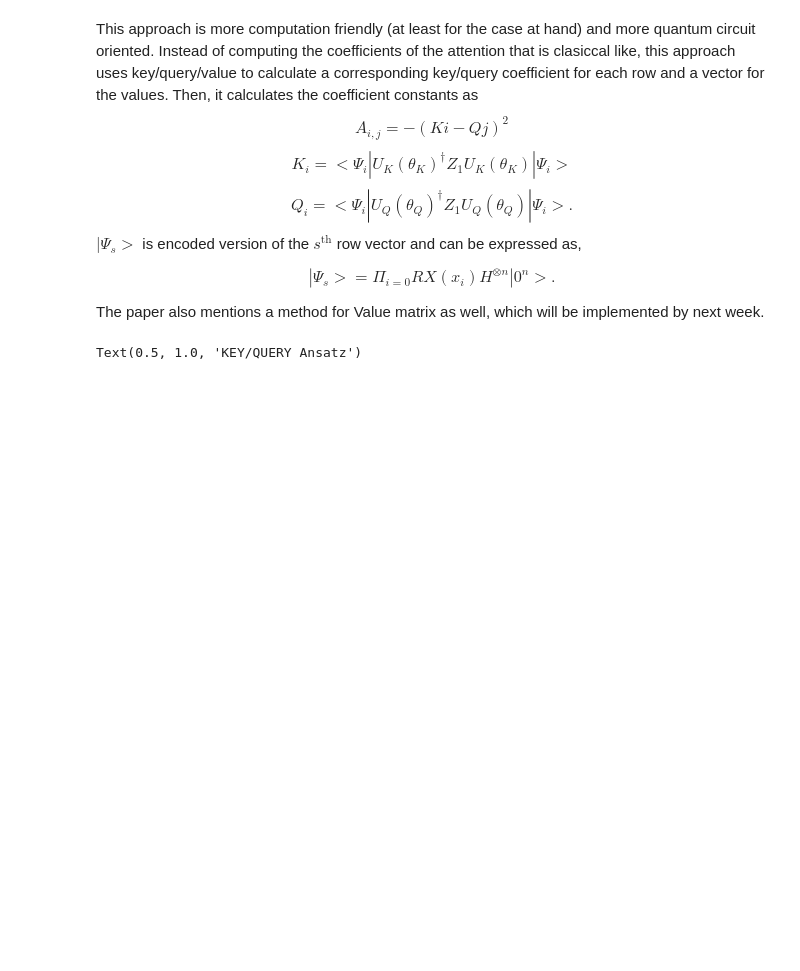
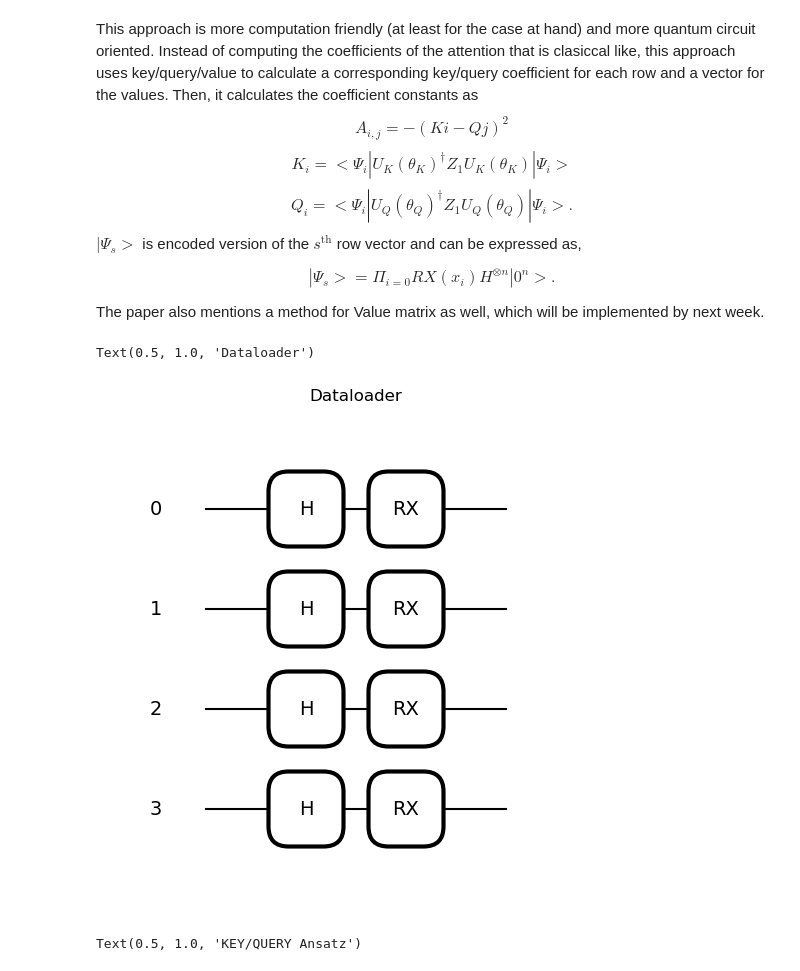
Before and after one commit to EyupBunlu/QViT_HEP_ML4Sci, a Jupyter notebook: Introduction.ipynb, the cells around one changed output. Cells and saved outputs as stored; diff of their text form; code cells hidden in the pictures; blank space fills up the shorter version.

```diff
--- a/Introduction.ipynb
+++ b/Introduction.ipynb
@@ -280,6 +287,16 @@ $|\Psi_s>$ is encoded version of the $s^{\text{th}}$ row vector and can be expre
 $$|\Psi_s> = \Pi_{i=0} RX(x_i) H^{\otimes n} |0^n>.$$
 
 The paper also mentions a method for Value matrix as well, which will be implemented by next week.
+# %%
+n_wires= 4
+wires = list(range(n_wires))
+phi = torch.rand(n_wires,4).flatten()
+data = torch.rand(3,n_wires)
+qml.draw_mpl(encode_token,wire_order=(list(range(n_wires))))(data)
+plt.title('Dataloader')
+# %% [output]
+Text(0.5, 1.0, 'Dataloader')
+[figure, added]
 # %%
 n_wires= 4
 wires = list(range(n_wires))
```
Also changed, not shown: parts of 13 cells of this notebook, 2 other files.
